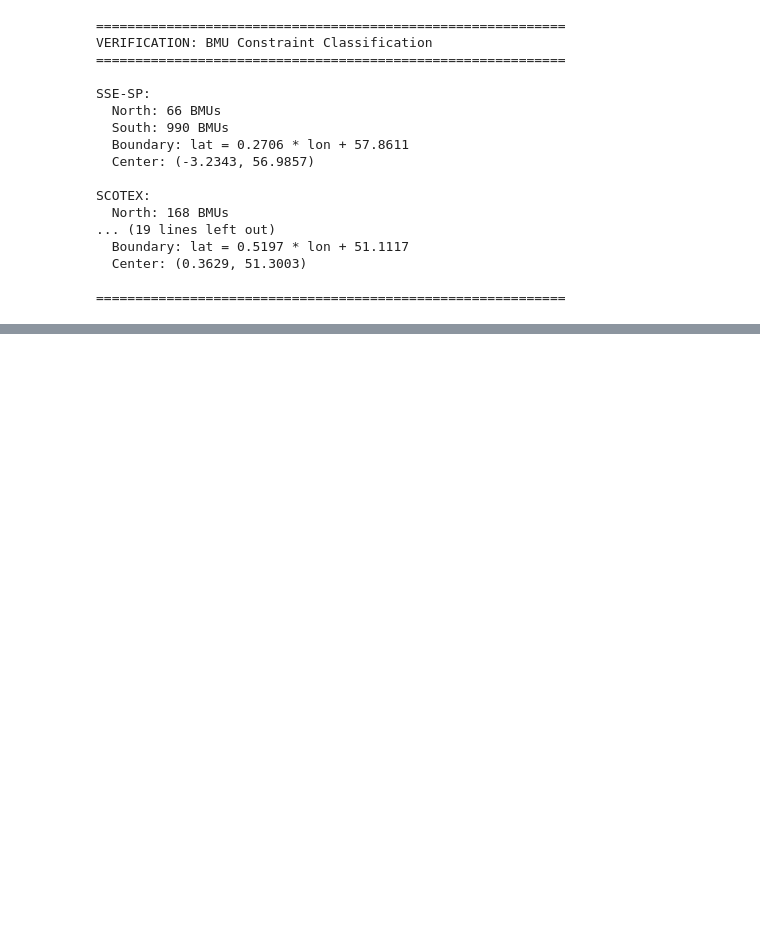
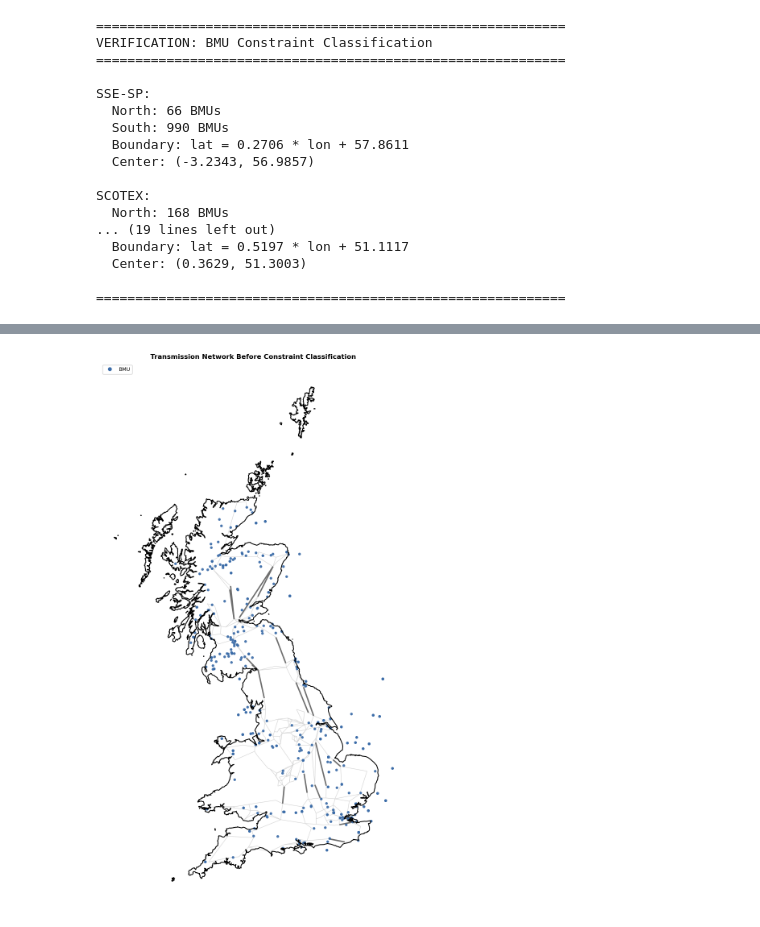
Before and after one commit to IacopoVolpi/MEng_GBPower, a Jupyter notebook: notebooks/IV_plot_transmissions_constraints.ipynb, the cells around one changed output, grey strips where cells are left out. Cells and saved outputs as stored; diff of their text form; code cells hidden in the pictures; blank space fills up the shorter version.

```diff
--- a/notebooks/IV_plot_transmissions_constraints.ipynb
+++ b/notebooks/IV_plot_transmissions_constraints.ipynb
@@ -238,0 +405,93 @@ SCOTEX:
+# %%
+# Pre-classification view: style matched to original map (black outline, gray lines, blue-tinted BMUs)
+import numpy as np
+import pandas as pd
+import geopandas as gpd
+import matplotlib.pyplot as plt
+from shapely.geometry import LineString
+from matplotlib.lines import Line2D
+import yaml
+import pypsa
+from pathlib import Path
+
+base_dir = Path.cwd().parent
+if 'n' not in globals():
+    n = pypsa.Network(base_dir / 'results' / '2024-03-21' / 'network_flex_s_nodal.nc')
+if 'buses' not in globals():
+    buses = pypsa.Network(base_dir / 'results' / '2024-03-21' / 'network_flex_s.nc').buses
+if 'gb_shape' not in globals():
+    gb_shape = gpd.read_file(base_dir / 'data' / 'gb_shape.geojson')
+if 'bmu_class' not in globals():
+    bmu_class = pd.read_csv(base_dir / 'data' / 'prerun' / 'bmu_constraint_classification.csv', index_col=0)
+if 'boundaries' not in globals():
+    with open(base_dir / 'data' / 'transmission_boundaries.yaml') as f:
+        boundaries = yaml.safe_load(f)
+if 'constraint_order' not in globals():
+    constraint_order = ['SSE-SP', 'SCOTEX', 'SSHARN', 'FLOWSTH', 'SEIMP']
+
+fig, ax = plt.subplots(1, 1, figsize=(10, 14))
+
+# Identify all line ids and split into base vs constraint members
+if getattr(n, 'lines', None) is not None and not n.lines.empty:
+    all_line_ids = n.lines.index
+else:
+    all_line_ids = n.links.loc[n.links.carrier == 'AC'].index if getattr(n, 'links', None) is not None else []
+
+constraint_ids = set()
+for constraint_name in constraint_order:
+    if constraint_name in boundaries:
+        constraint_ids.update(str(l) for l in boundaries[constraint_name])
+
+base_geoms = []
+constraint_geoms = []
+for l in all_line_ids:
+    try:
+        p0 = (buses.loc[n.lines.loc[str(l), 'bus0'], 'x'], buses.loc[n.lines.loc[str(l), 'bus0'], 'y'])
+        p1 = (buses.loc[n.lines.loc[str(l), 'bus1'], 'x'], buses.loc[n.lines.loc[str(l), 'bus1'], 'y'])
+    except KeyError:
+        try:
+            p0 = (buses.loc[n.links.loc[str(l), 'bus0'], 'x'], buses.loc[n.links.loc[str(l), 'bus0'], 'y'])
+            p1 = (buses.loc[n.links.loc[str(l), 'bus1'], 'x'], buses.loc[n.links.loc[str(l), 'bus1'], 'y'])
+        except KeyError:
+            continue
+    geom = LineString([p0, p1])
+    (constraint_geoms if str(l) in constraint_ids else base_geoms).append(geom)
+
+if base_geoms:
+    gpd.GeoDataFrame(geometry=base_geoms, crs='EPSG:4326').to_crs('EPSG:3857').plot(
+        ax=ax, color='lightgray', linewidth=0.8, zorder=1
+    )
+if constraint_geoms:
+    gpd.GeoDataFrame(geometry=constraint_geoms, crs='EPSG:4326').to_crs('EPSG:3857').plot(
+        ax=ax, color='#6e6e6e', linewidth=2.4, zorder=2
+    )
+
+# BMUs in blue-gray for stronger contrast
+bmu_coords = bmu_class[['lon', 'lat']].copy()
+bmu_coords['lat'] = pd.to_numeric(bmu_coords['lat'], errors='coerce')
+bmu_coords['lon'] = pd.to_numeric(bmu_coords['lon'], errors='coerce')
+bmu_coords = bmu_coords.dropna()
+if len(bmu_coords) > 0:
+    bmu_gdf = gpd.GeoDataFrame(
+        geometry=gpd.points_from_xy(bmu_coords['lon'], bmu_coords['lat']),
+        crs='EPSG:4326'
+    ).to_crs('EPSG:3857')
+    bmu_gdf.plot(ax=ax, color='#3b6ca8', markersize=14, alpha=0.9, zorder=3)
+
+# GB outline in black
+gb_shape.to_crs('EPSG:3857').plot(
+    ax=ax, edgecolor='black', facecolor='none', linewidth=1.5, zorder=4
+)
+
+# Minimal legend for BMU marker
+legend_elements = [
+    Line2D([0], [0], marker='o', color='w', markerfacecolor='#3b6ca8', markersize=8, label='BMU')
+]
+ax.legend(handles=legend_elements, loc='upper left', fontsize=9, framealpha=0.9)
+
+ax.set_axis_off()
+ax.set_title('Transmission Network Before Constraint Classification', fontsize=12, fontweight='bold')
+plt.tight_layout()
+plt.show()
+# %% [output]
+[figure, added]
```
Also changed, not shown: parts of 2 cells of this notebook, 13 other files.
